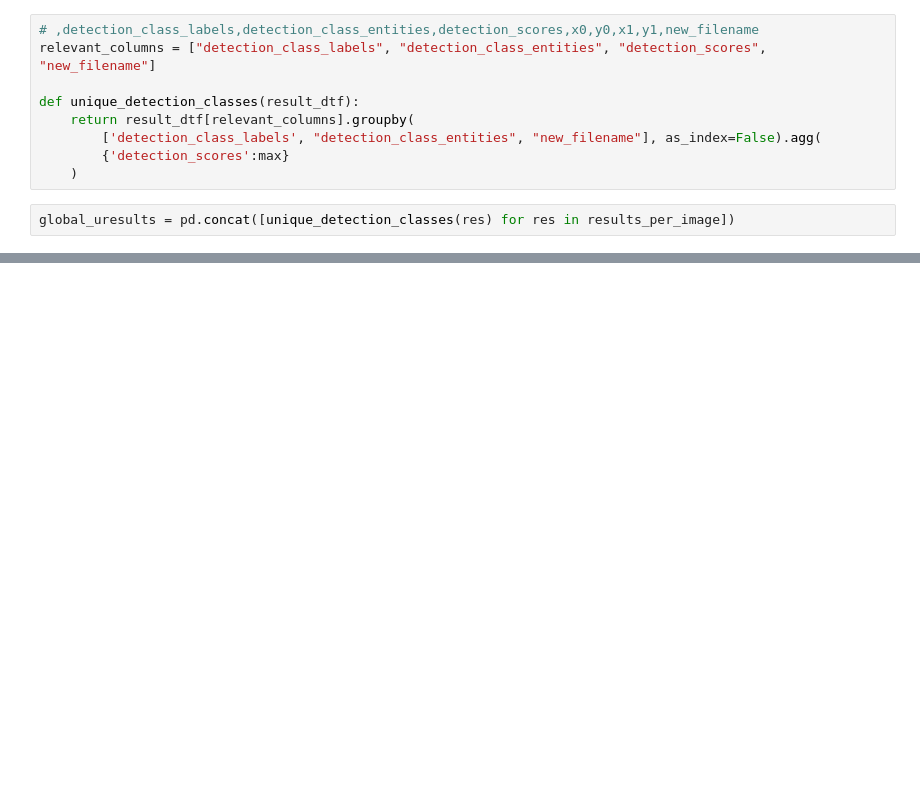
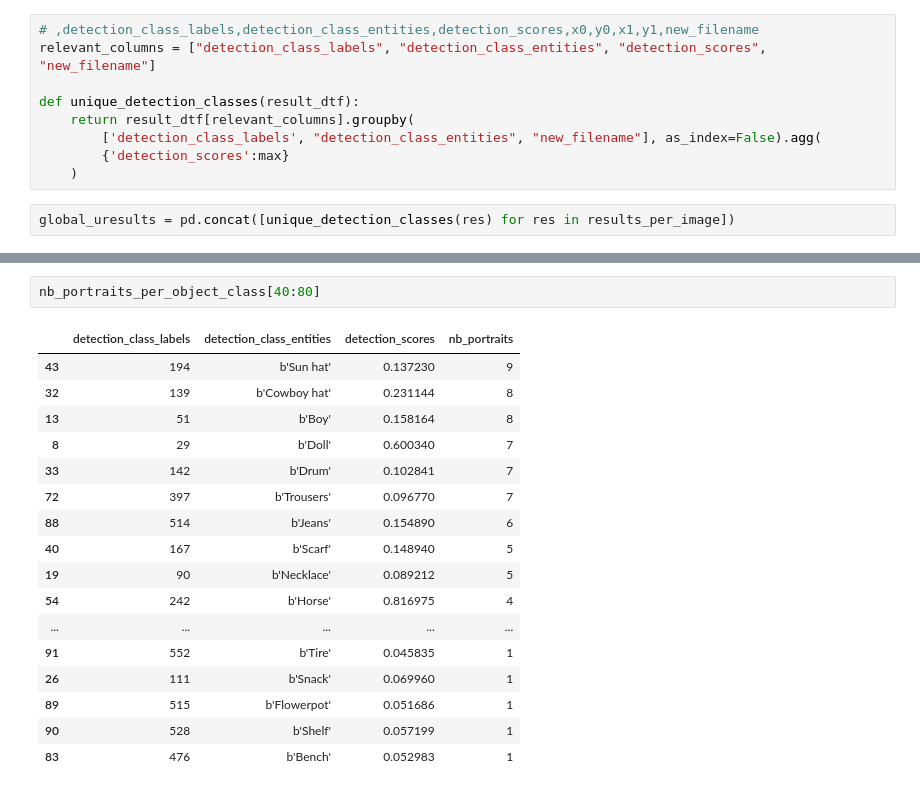
Before and after one commit to dddpt/history-digital-objects-symbolic, a Jupyter notebook: scripts/s1_model_experimentation/s1_objects_statistics.ipynb, the cells around one changed output, grey strips where cells are left out. Cells and saved outputs as stored; diff of their text form; blank space fills up the shorter version.

```diff
--- a/scripts/s1_model_experimentation/s1_objects_statistics.ipynb
+++ b/scripts/s1_model_experimentation/s1_objects_statistics.ipynb
@@ -76,0 +80,20 @@ nb_portraits_per_object_class[0:40]
+# %%
+nb_portraits_per_object_class[40:80]
+# %% [output]
+|  | detection_class_labels | detection_class_entities | detection_scores | nb_portraits |
+| 43 | 194 | b'Sun hat' | 0.137230 | 9 |
+| 32 | 139 | b'Cowboy hat' | 0.231144 | 8 |
+| 13 | 51 | b'Boy' | 0.158164 | 8 |
+| 8 | 29 | b'Doll' | 0.600340 | 7 |
+| 33 | 142 | b'Drum' | 0.102841 | 7 |
+| 72 | 397 | b'Trousers' | 0.096770 | 7 |
+| 88 | 514 | b'Jeans' | 0.154890 | 6 |
+| 40 | 167 | b'Scarf' | 0.148940 | 5 |
+| 19 | 90 | b'Necklace' | 0.089212 | 5 |
+| 54 | 242 | b'Horse' | 0.816975 | 4 |
+| ... | ... | ... | ... | ... |
+| 91 | 552 | b'Tire' | 0.045835 | 1 |
+| 26 | 111 | b'Snack' | 0.069960 | 1 |
+| 89 | 515 | b'Flowerpot' | 0.051686 | 1 |
+| 90 | 528 | b'Shelf' | 0.057199 | 1 |
+| 83 | 476 | b'Bench' | 0.052983 | 1 |
```
Also changed, not shown: parts of 6 cells of this notebook, 1 other file.
